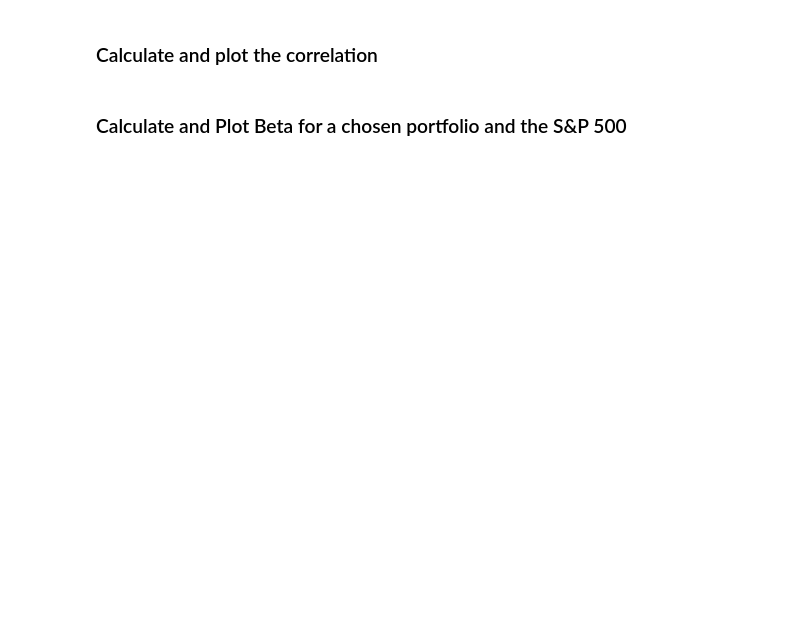
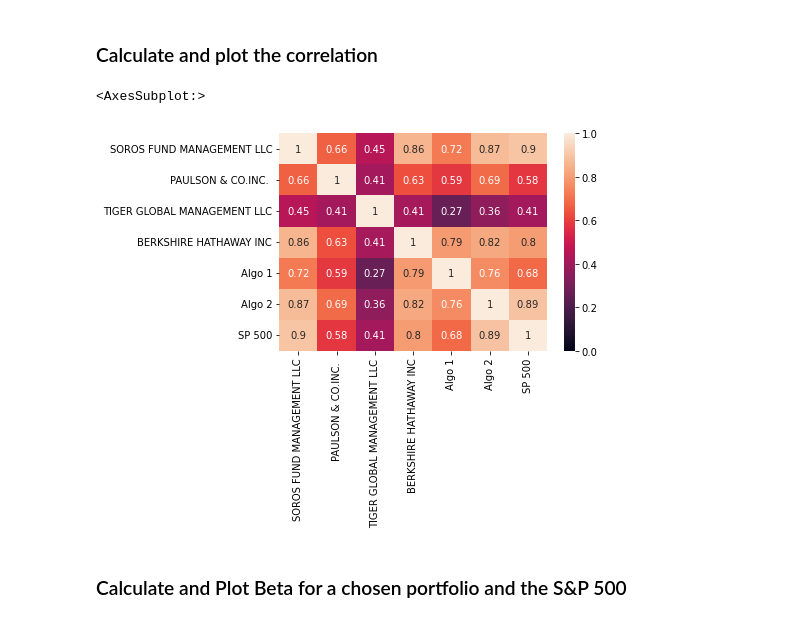
Before and after one commit to Olegreg762/FintechBootcamp, a Jupyter notebook: pandas_homework/Instructions/Starter_Code/whale_analysis.ipynb, the cells around one changed output. Drawn from its saved outputs; the diff is of its cells as text; code cells hidden in the pictures; blank space fills up the shorter version.

```diff
--- a/pandas_homework/Instructions/Starter_Code/whale_analysis.ipynb
+++ b/pandas_homework/Instructions/Starter_Code/whale_analysis.ipynb
@@ -332,8 +332,13 @@ daily_std.plot(figsize=(20, 5))
 ### Calculate and plot the correlation
 # %%
 # Calculate the correlation
-
+combined_correl = rolling_21.corr()
+combined_correl
 # Display de correlation matrix
+sns.heatmap(combined_correl, vmin=0, vmax=1, annot=True)
+# %% [output]
+<AxesSubplot:>
+[figure, added]
 # %% [markdown]
 ### Calculate and Plot Beta for a chosen portfolio and the S&P 500
 # %%
```
Also changed, not shown: parts of 5 cells of this notebook.
